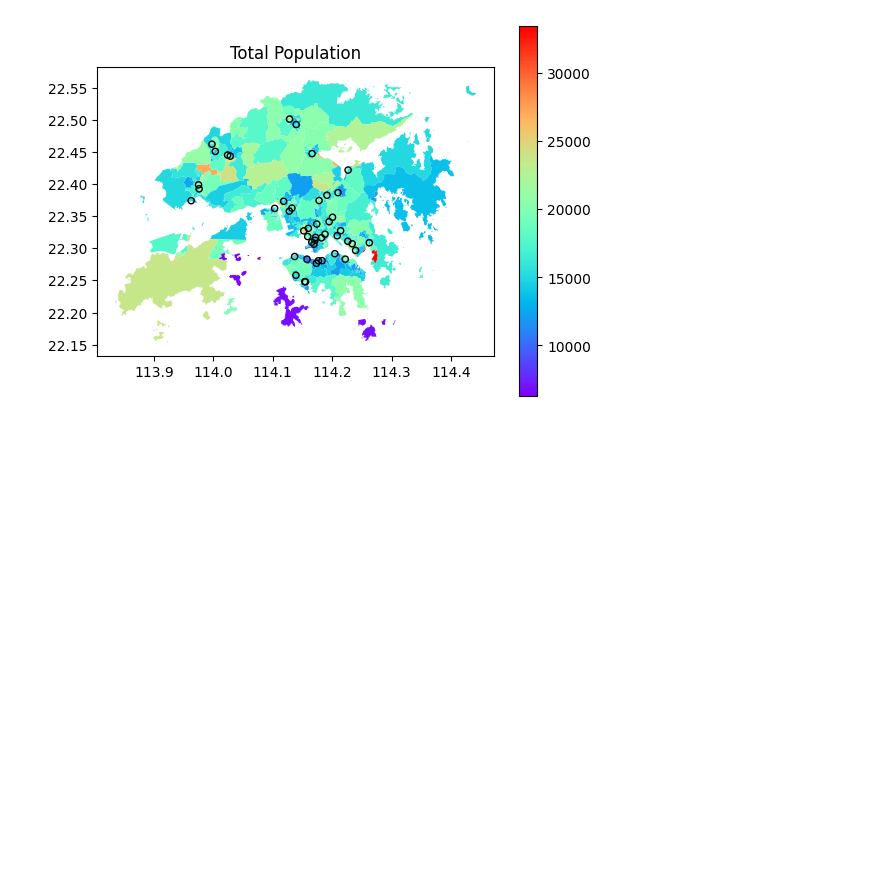
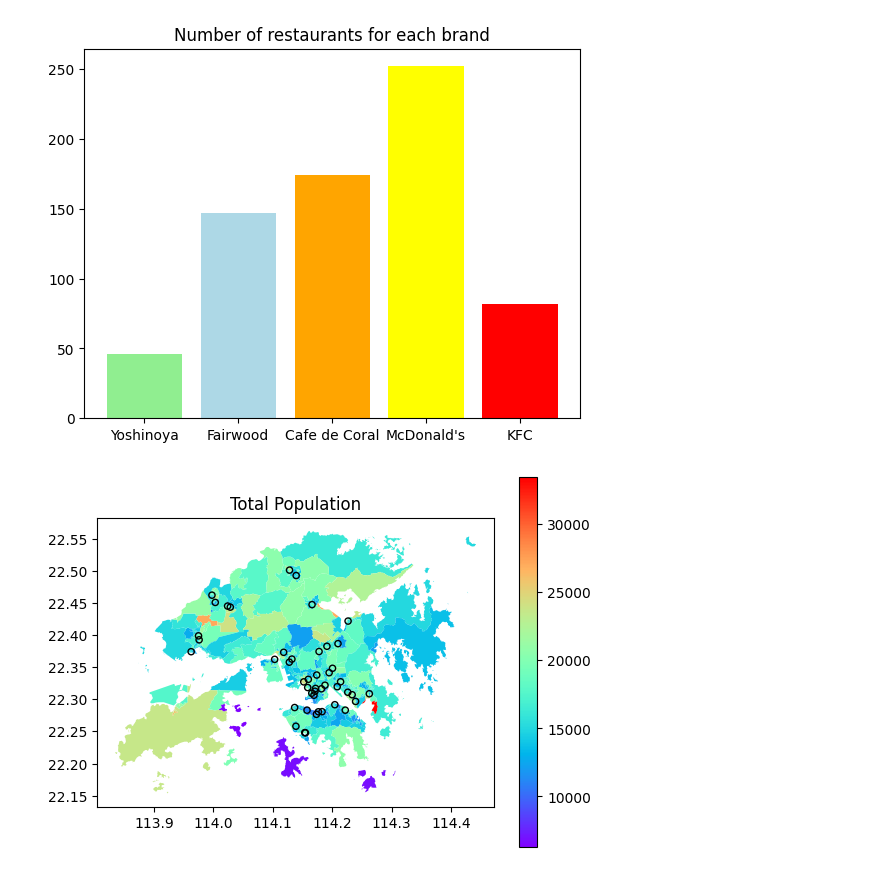
Before and after one commit to Annoying-MSDM5005/Classwork, a Jupyter notebook: proj_loc/geo_stats.ipynb, the cells around one changed output. Cells and saved outputs as stored; diff of their text form; code cells hidden in the pictures; blank space fills up the shorter version.

```diff
--- a/proj_loc/geo_stats.ipynb
+++ b/proj_loc/geo_stats.ipynb
@@ -56,3 +58,13 @@ for (name, path),color in zip(competitor_path.items(),competitor_color.values())
+# %%
+names = ["Yoshinoya",*competitor_path.keys()]
+colors = ["lightgreen",*competitor_color.values()]
+counts = [len(yoshi),*map(len,dfs.values())]
+
+plt.bar(names,counts,color=colors)
+plt.title("Number of restaurants for each brand")
+plt.show()
+# %% [output]
+[figure, added]
 # %%
 def plot_feature_and_store(df,ax=None,feature='t_pop',feature_name='Total Population'):
     if ax is None:
```
Also changed, not shown: parts of 10 cells of this notebook, 2 other files.
